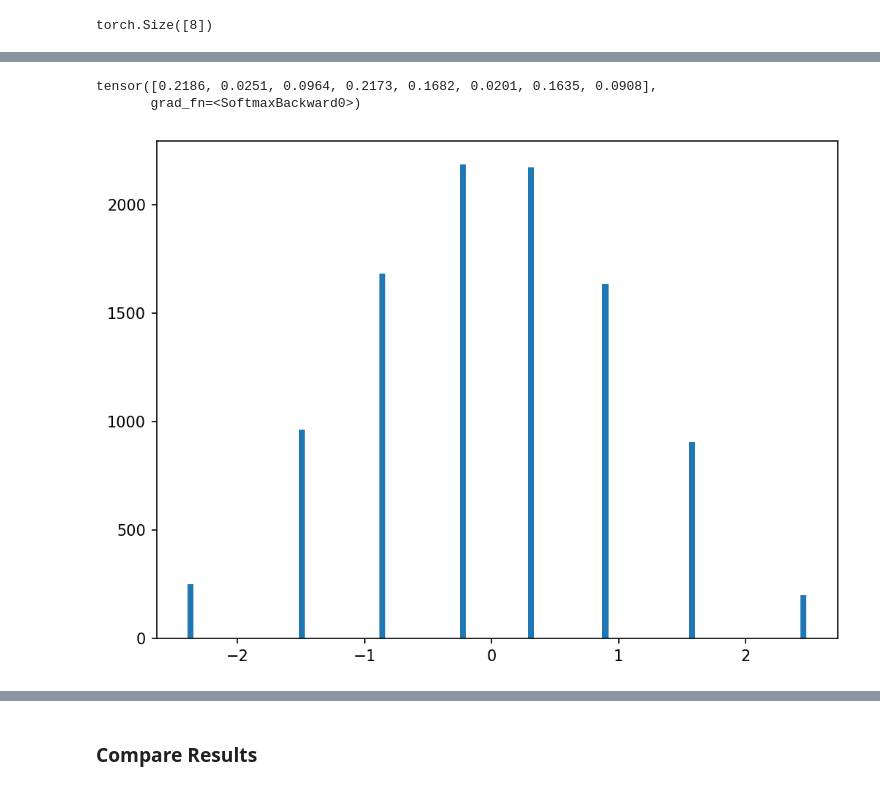
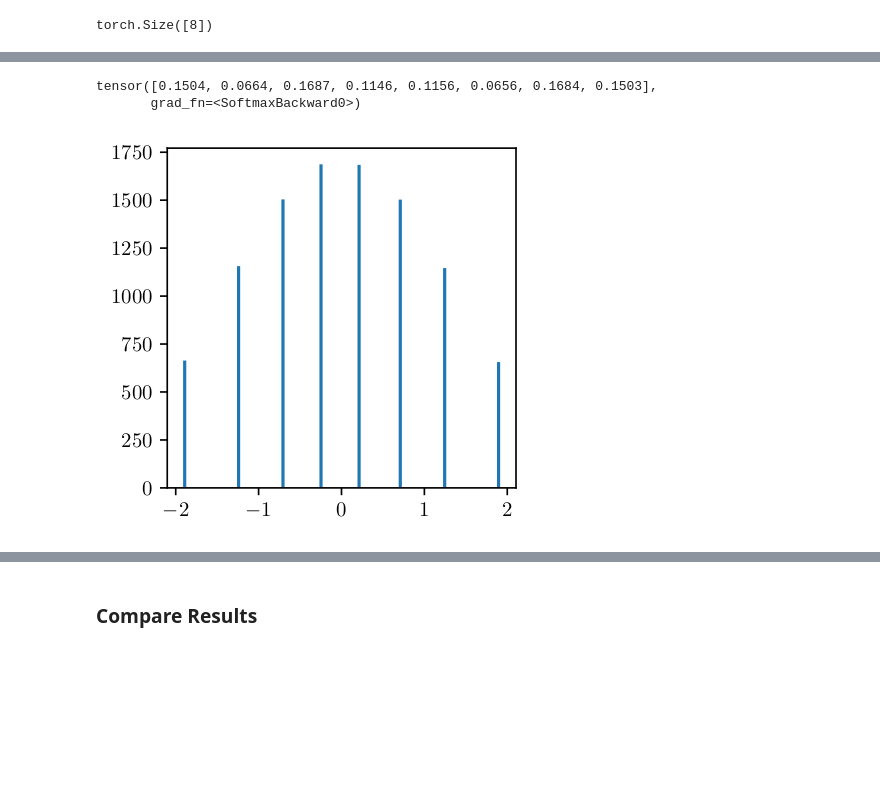
Before and after one commit to davideandres95/pcs-research-intership, a Jupyter notebook: notebooks/aref_e2e_pas_gcs.ipynb, the cells around one changed output, grey strips where cells are left out. Drawn from its saved outputs; the diff is of its cells as text; code cells hidden in the pictures; blank space fills up the shorter version.

```diff
--- a/notebooks/aref_e2e_pas_gcs.ipynb
+++ b/notebooks/aref_e2e_pas_gcs.ipynb
@@ -4,8 +4,15 @@ import matplotlib.pyplot as plt
 import torch
 import torch.nn as nn
 import torch.optim as optim
-# %%
-plt.rcParams['figure.dpi'] = 150
+# %%
+import matplotlib
+matplotlib.use("pgf")
+matplotlib.rcParams.update({
+    "pgf.texsystem": "pdflatex",
+    'font.family': 'serif',
+    'text.usetex': True,
+    'pgf.rcfonts': False,
+})
 # %%
 alphabet = np.arange(-(8-1),8,2)
 #alphabet = np.array([-10, -6, -3, -1, 1, 3, 6, 10]) <-- Non-uniform alphabet
@@ -62,7 +69,7 @@ def AWGN_channel(x, sigma2):
 # %%
 M = 8
 n = 10_000
-SNR_dB = 5
+SNR_dB = 18
 SNR = 10**(SNR_dB/10)
 sigma2 = 1/SNR
 nepochs = 4000
@@ -74,5 +81,5 @@ loss_fn = nn.CrossEntropyLoss()
 
 alphabet = np.arange(-(M-1),M,2)
 # alphabet = np.array([-10, -6, -3, -1, 1, 3, 6, 10]) <-- Non-uniform alphabet
-alphabet = alphabet / np.sqrt(np.mean(alphabet**2))
-alphabet_t = torch.tensor(alphabet).float()
+# alphabet = alphabet / np.sqrt(np.mean(alphabet**2))
+# alphabet_t = torch.tensor(alphabet).float()
@@ -183,13 +188,14 @@ tensor([[ 0.8607],
 # %%
 probs
 # %% [output]
-tensor([0.2186, 0.0251, 0.0964, 0.2173, 0.1682, 0.0201, 0.1635, 0.0908],
+tensor([0.1504, 0.0664, 0.1687, 0.1146, 0.1156, 0.0656, 0.1684, 0.1503],
        grad_fn=<SoftmaxBackward0>)
 # %%
+plt.rcParams['figure.figsize'] = [3, 3]
 plt.hist(symbols.detach().numpy(), bins=100)
-plt.show()
+plt.savefig('/home/ddeandres/Projects/internship_pcs/documentation/figs/aref_gcs_{}dB.pgf'.format(SNR_dB))
 # %% [output]
-[figure, old version]
+[figure, new version]
 # %%
 # Scatterplot
 pp = (probs.reshape(-1,1)*probs.reshape(1,-1)).reshape(-1,1).detach().numpy()
```
Also changed, not shown: parts of 9 cells of this notebook, 8 other files.
